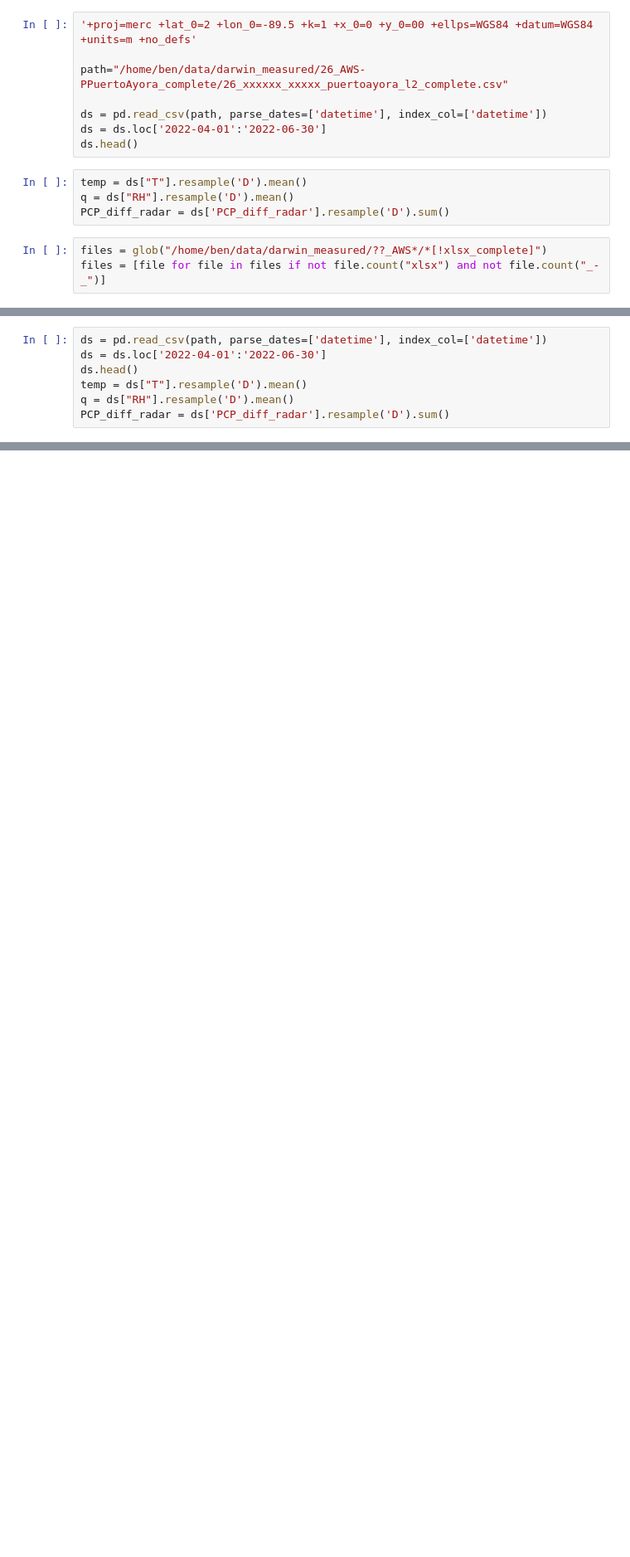
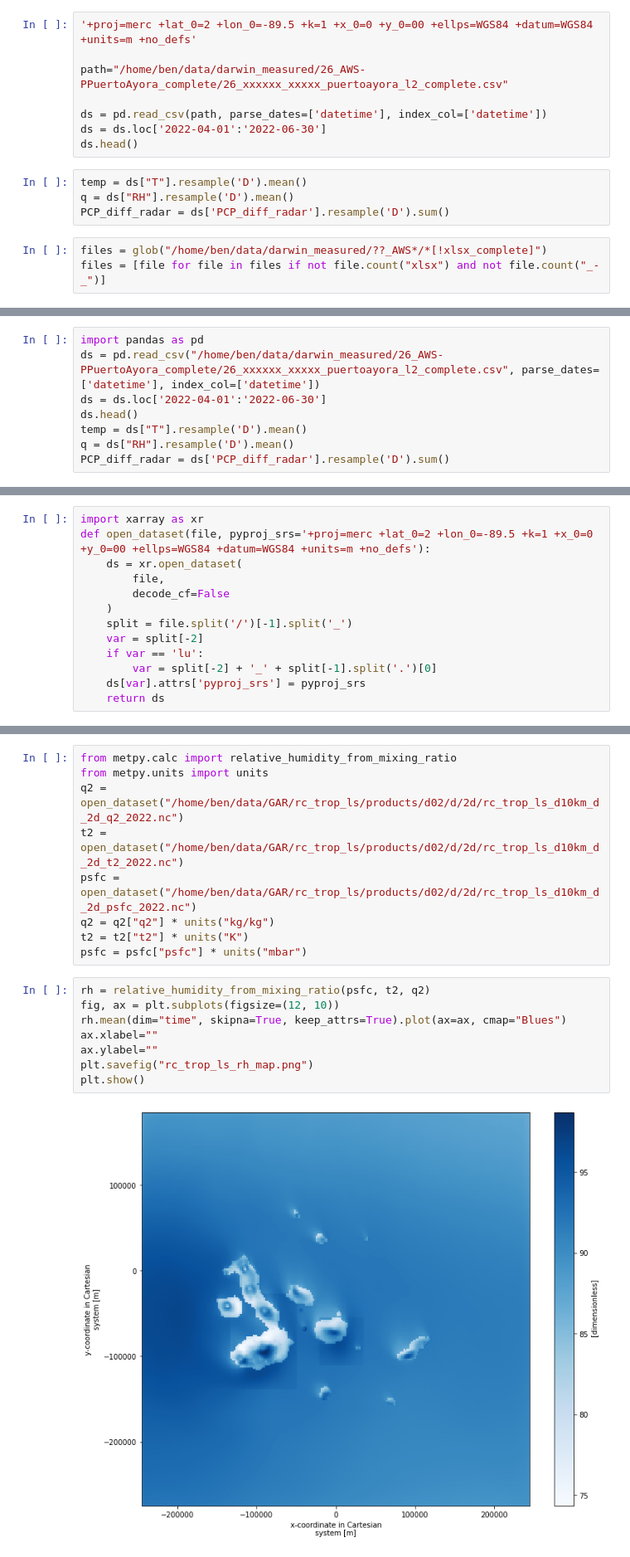
Before and after one commit to benatouba/darwin, a Jupyter notebook: analysis_of_measurements.ipynb, the cells around one changed output, grey strips where cells are left out. Shown at 83% size. Drawn from its saved outputs; the diff is of its cells as text; blank space fills up the shorter version.

```diff
--- a/analysis_of_measurements.ipynb
+++ b/analysis_of_measurements.ipynb
@@ -69,5 +39,6 @@ for path in files:
 # %%
-ds = pd.read_csv(path, parse_dates=['datetime'], index_col=['datetime'])
+import pandas as pd
+ds = pd.read_csv("/home/ben/data/darwin_measured/26_AWS-PPuertoAyora_complete/26_xxxxxx_xxxxx_puertoayora_l2_complete.csv", parse_dates=['datetime'], index_col=['datetime'])
 ds = ds.loc['2022-04-01':'2022-06-30']
 ds.head()
 temp = ds["T"].resample('D').mean()
@@ -83,0 +70,13 @@ PCP_diff_radar = ds['PCP_diff_radar'].resample('D').sum()
+# %%
+import xarray as xr
+def open_dataset(file, pyproj_srs='+proj=merc +lat_0=2 +lon_0=-89.5 +k=1 +x_0=0 +y_0=00 +ellps=WGS84 +datum=WGS84 +units=m +no_defs'):
+    ds = xr.open_dataset(
+        file,
+        decode_cf=False
+    )
+    split = file.split('/')[-1].split('_')
+    var = split[-2]
+    if var == 'lu':
+        var = split[-2] + '_' + split[-1].split('.')[0]
+    ds[var].attrs['pyproj_srs'] = pyproj_srs
+    return ds
@@ -83,0 +88,19 @@ PCP_diff_radar = ds['PCP_diff_radar'].resample('D').sum()
+# %%
+from metpy.calc import relative_humidity_from_mixing_ratio
+from metpy.units import units
+q2 = open_dataset("/home/ben/data/GAR/rc_trop_ls/products/d02/d/2d/rc_trop_ls_d10km_d_2d_q2_2022.nc")
+t2 = open_dataset("/home/ben/data/GAR/rc_trop_ls/products/d02/d/2d/rc_trop_ls_d10km_d_2d_t2_2022.nc")
+psfc = open_dataset("/home/ben/data/GAR/rc_trop_ls/products/d02/d/2d/rc_trop_ls_d10km_d_2d_psfc_2022.nc")
+q2 = q2["q2"] * units("kg/kg")
+t2 = t2["t2"] * units("K")
+psfc = psfc["psfc"] * units("mbar")
+# %%
+rh = relative_humidity_from_mixing_ratio(psfc, t2, q2)
+fig, ax = plt.subplots(figsize=(12, 10))
+rh.mean(dim="time", skipna=True, keep_attrs=True).plot(ax=ax, cmap="Blues")
+ax.xlabel=""
+ax.ylabel=""
+plt.savefig("rc_trop_ls_rh_map.png")
+plt.show()
+# %% [output]
+[figure, added]
```
Also changed, not shown: parts of 7 cells of this notebook, 3 other files.
